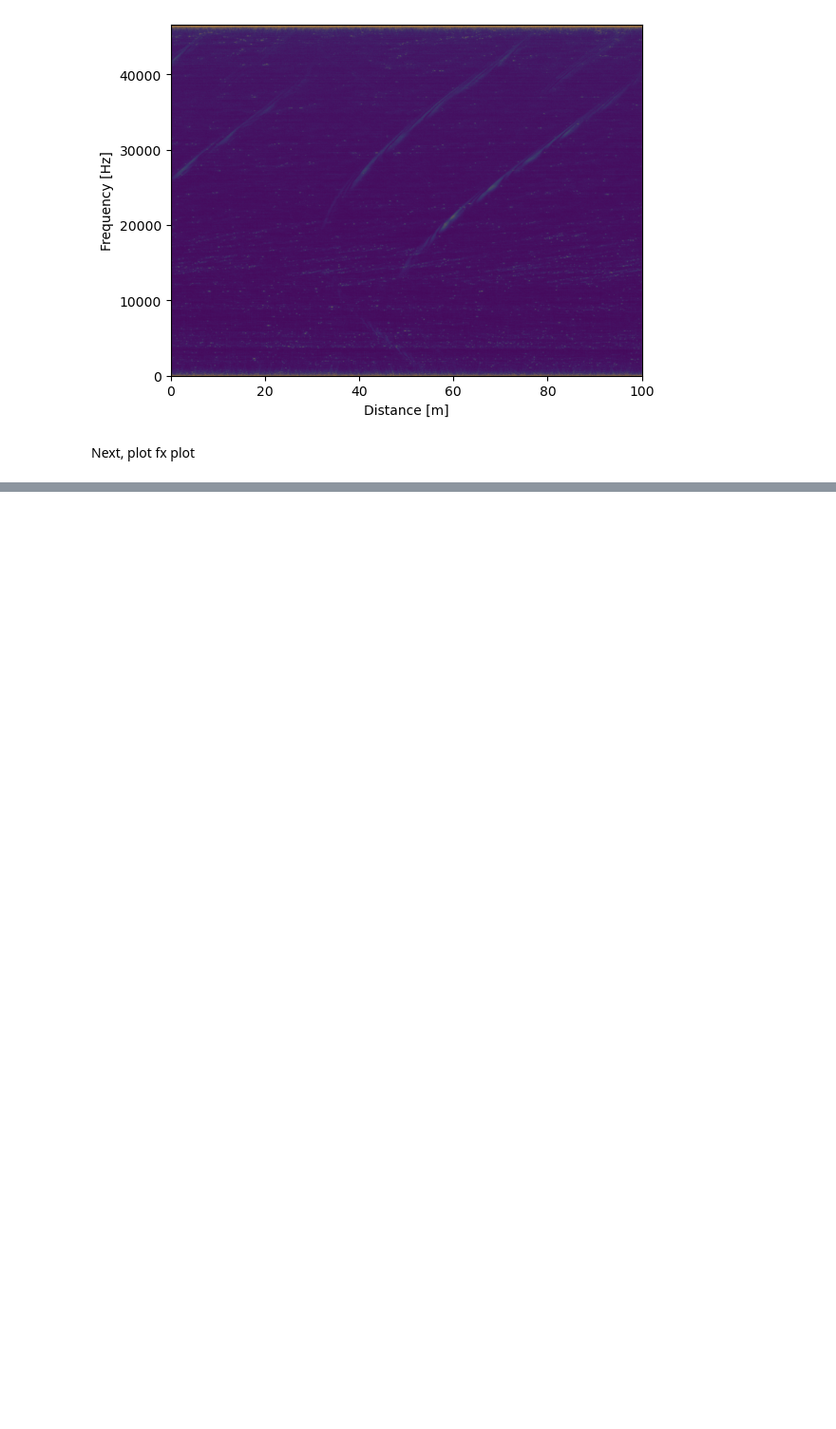
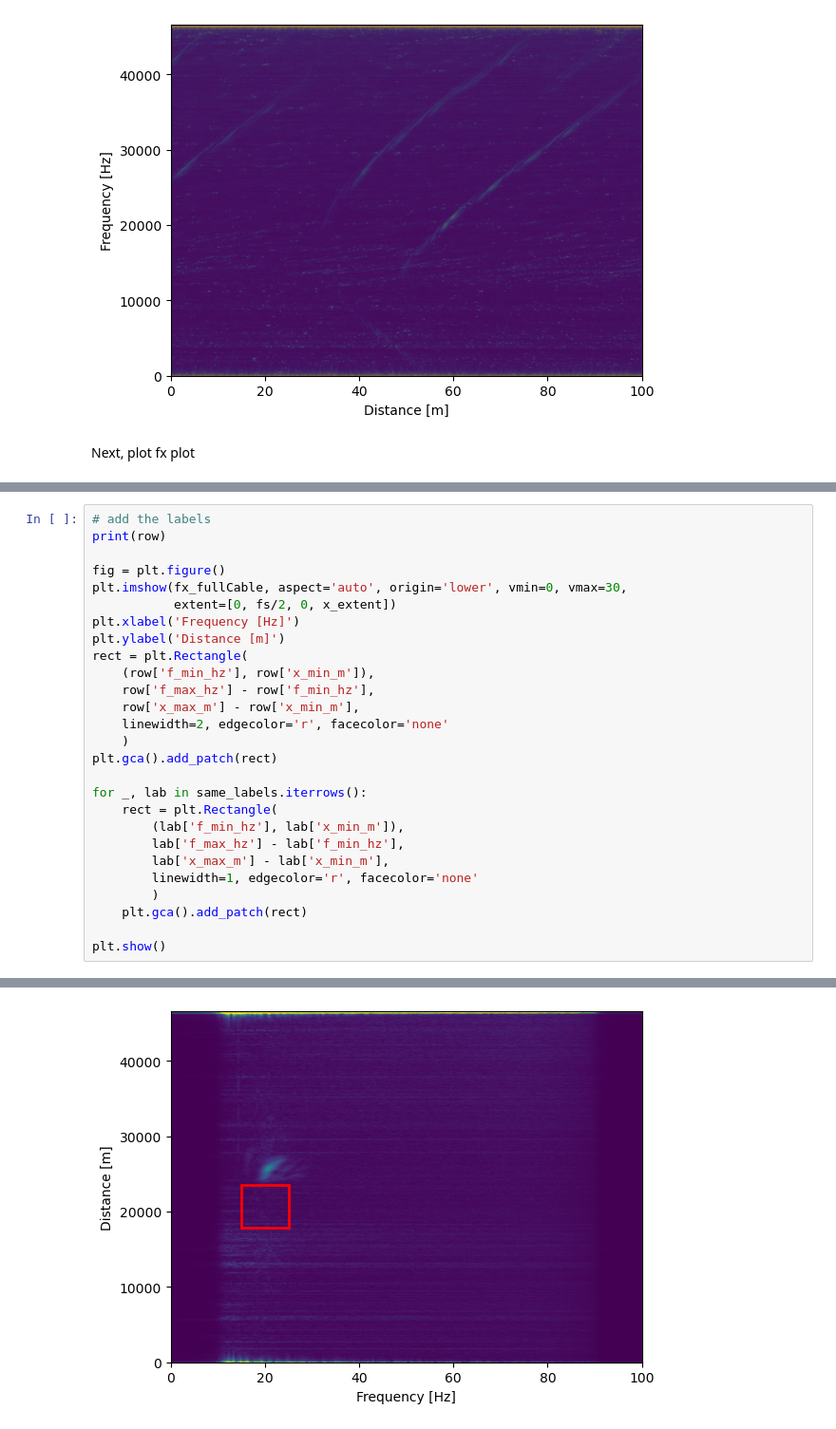
Before and after one commit to snyderer/cv4e_dataPrep, a Jupyter notebook: utils/generate_fx_plot.ipynb, the cells around one changed output, grey strips where cells are left out. Shown at 95% size. Drawn from its saved outputs; the diff is of its cells as text; blank space fills up the shorter version.

```diff
--- a/utils/generate_fx_plot.ipynb
+++ b/utils/generate_fx_plot.ipynb
@@ -68,0 +80,28 @@ TypeError: slice indices must be integers or None or have an __index__ method
+# %%
+# add the labels
+print(row)
+
+fig = plt.figure()
+plt.imshow(fx_fullCable, aspect='auto', origin='lower', vmin=0, vmax=30,
+           extent=[0, fs/2, 0, x_extent])
+plt.xlabel('Frequency [Hz]')
+plt.ylabel('Distance [m]')
+rect = plt.Rectangle(
+    (row['f_min_hz'], row['x_min_m']),
+    row['f_max_hz'] - row['f_min_hz'],
+    row['x_max_m'] - row['x_min_m'],
+    linewidth=2, edgecolor='r', facecolor='none'
+    )
+plt.gca().add_patch(rect)
+
+for _, lab in same_labels.iterrows():
+    rect = plt.Rectangle(
+        (lab['f_min_hz'], lab['x_min_m']),
+        lab['f_max_hz'] - lab['f_min_hz'],
+        lab['x_max_m'] - lab['x_min_m'],
+        linewidth=1, edgecolor='r', facecolor='none'
+        )
+    plt.gca().add_patch(rect)
+
+plt.show()
+# %% [output]
@@ -68,0 +124 @@ TypeError: slice indices must be integers or None or have an __index__ method
+[figure, added]
```
Also changed, not shown: parts of 3 cells of this notebook.
